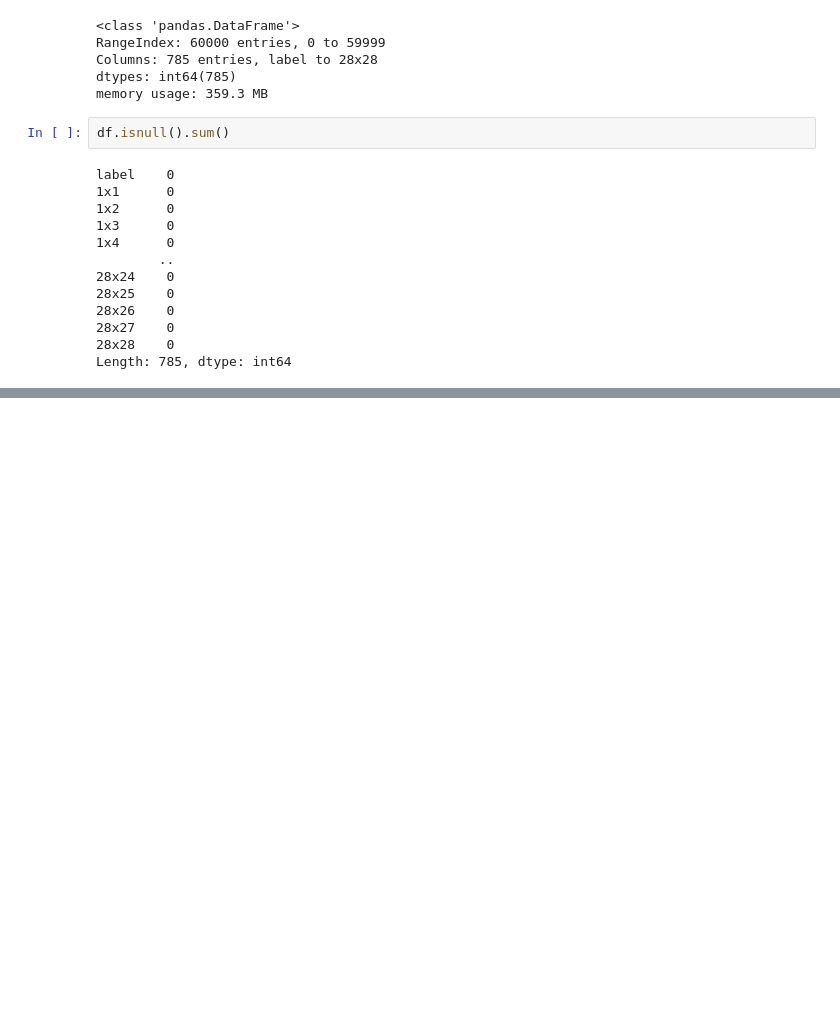
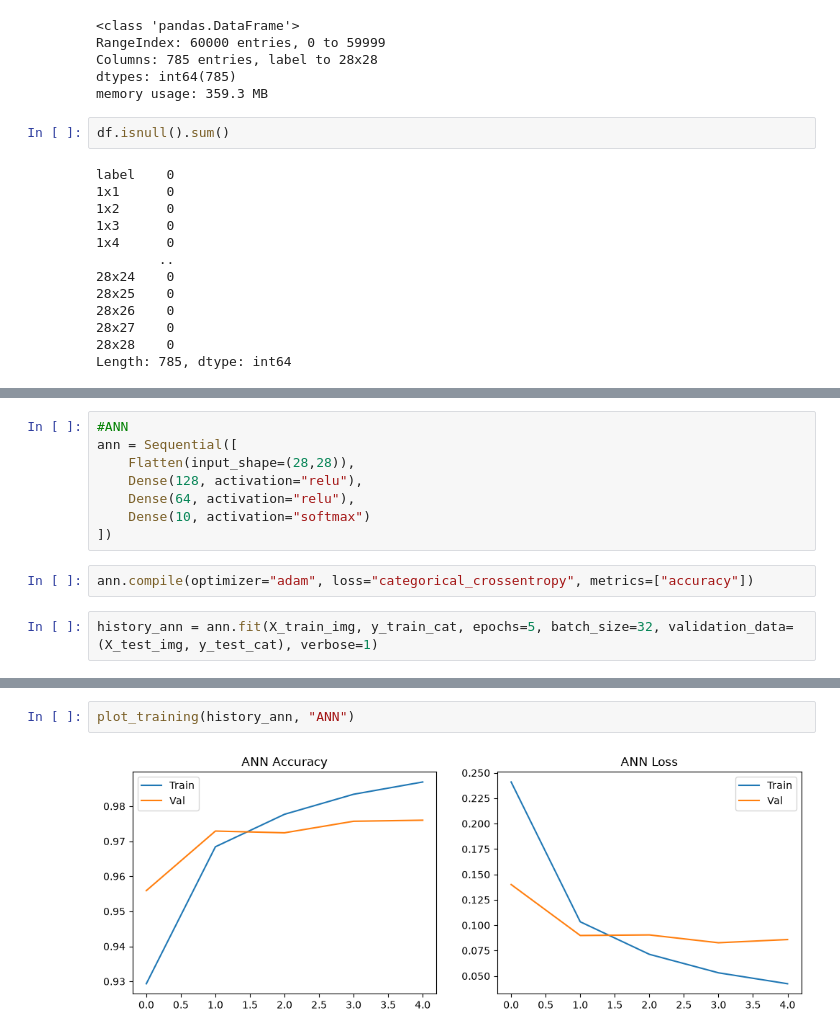
Before and after one commit to mdsohailalam0805-collab/Deep-Learning-Journey, a Jupyter notebook: CNN/code_implementation.ipynb, the cells around one changed output, grey strips where cells are left out. Saved outputs shown, nothing was run; the diff lists cells and outputs as text; blank space fills up the shorter version.

```diff
--- a/CNN/code_implementation.ipynb
+++ b/CNN/code_implementation.ipynb
@@ -71,0 +124,12 @@ Length: 785, dtype: int64
+# %%
+#ANN
+ann = Sequential([
+    Flatten(input_shape=(28,28)),
+    Dense(128, activation="relu"),
+    Dense(64, activation="relu"),
+    Dense(10, activation="softmax")
+])
+# %%
+ann.compile(optimizer="adam", loss="categorical_crossentropy", metrics=["accuracy"])
+# %%
+history_ann = ann.fit(X_train_img, y_train_cat, epochs=5, batch_size=32, validation_data=(X_test_img, y_test_cat), verbose=1)
@@ -71,0 +204,4 @@ Length: 785, dtype: int64
+# %%
+plot_training(history_ann, "ANN")
+# %% [output]
+[figure, added]
```
Also changed, not shown: parts of 22 cells of this notebook.
